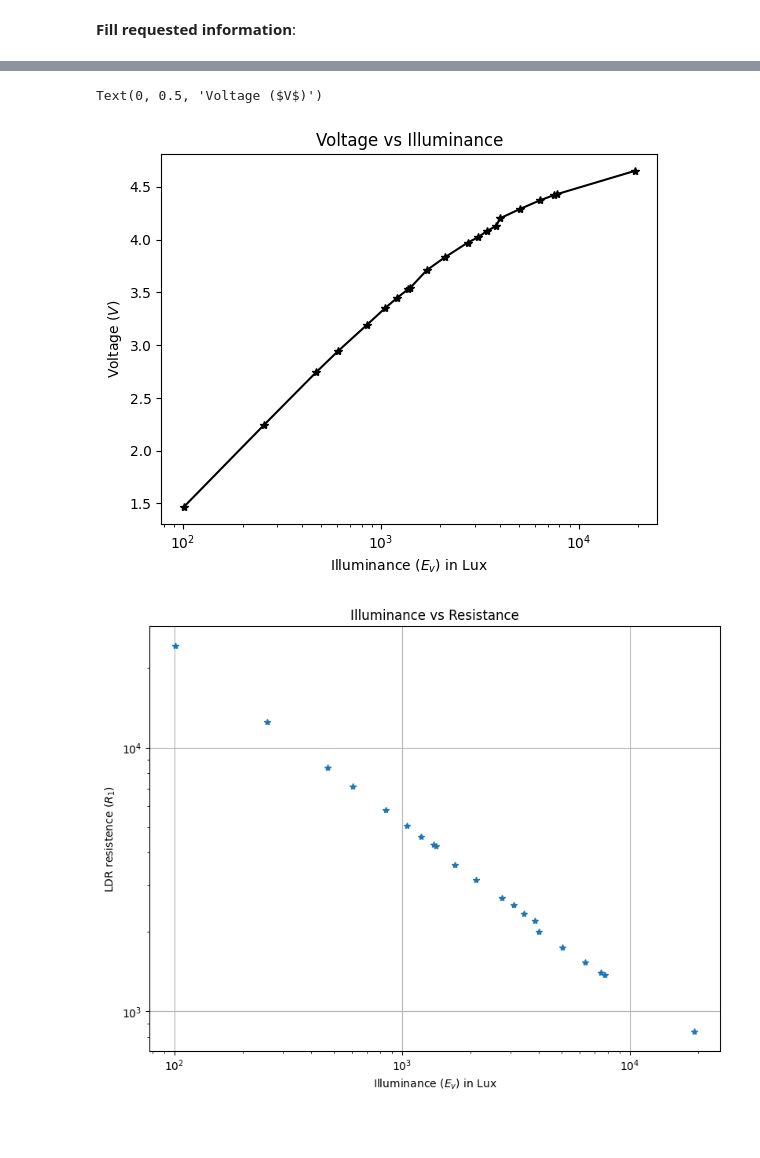
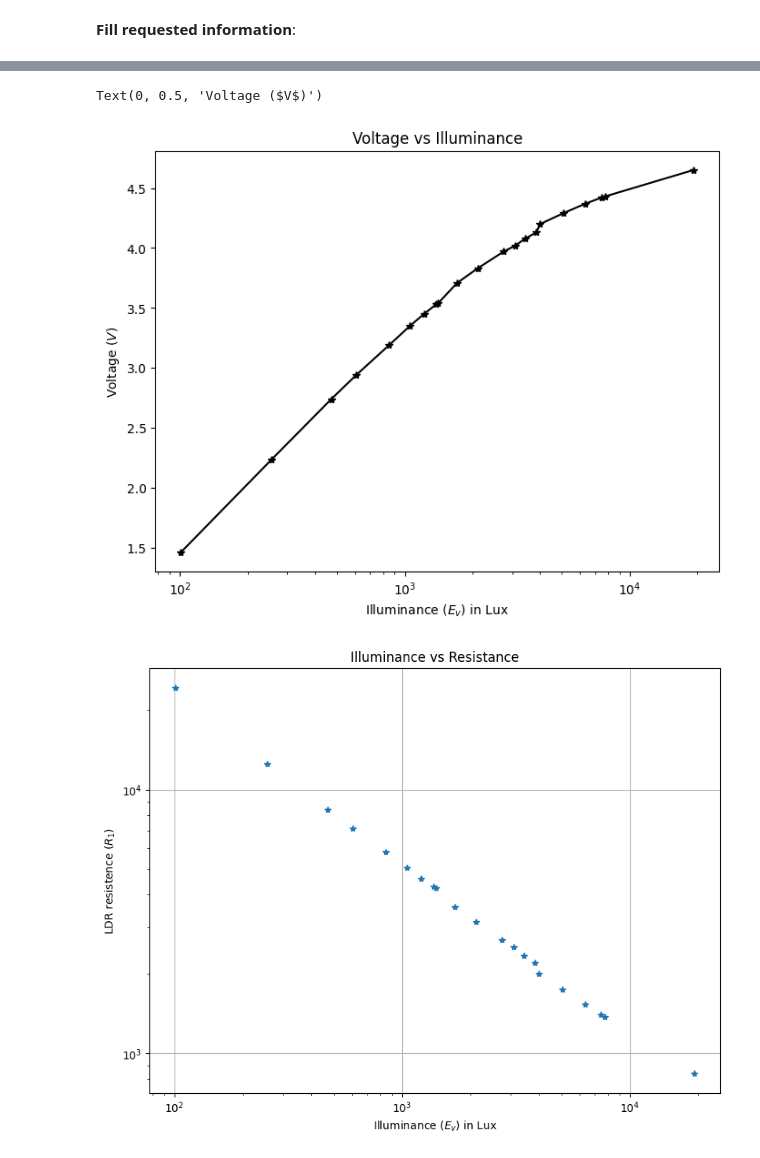
Before and after one commit to Andreamuci/EXa, a Jupyter notebook: ex1/Photoresistor_V002.ipynb, the cells around one changed output, grey strips where cells are left out. Saved outputs shown, nothing was run; the diff lists cells and outputs as text; code cells hidden in the pictures; blank space fills up the shorter version.

```diff
--- a/ex1/Photoresistor_V002.ipynb
+++ b/ex1/Photoresistor_V002.ipynb
@@ -219,14 +220,14 @@ df.head()
 # %%
 DV1 = df["DV1"]
 lux = df.index
 
-fig = DV1.plot(style="-*", color="k", logx=True)
+fig = DV1.plot(style="-*", color="k", logx=True, figsize=(8,6))
 fig.set_title("Voltage vs Illuminance")
 fig.set_xlabel("Illuminance ($E_v$) in Lux")
 fig.set_ylabel("Voltage ($V$)")
 # %% [output]
 Text(0, 0.5, 'Voltage ($V$)')
-[figure, old version]
+[figure, new version]
 # %%
 DV2 = V0-DV1
 LDR = DV2/DV1*R1
```
Also changed, not shown: parts of 6 cells of this notebook.
